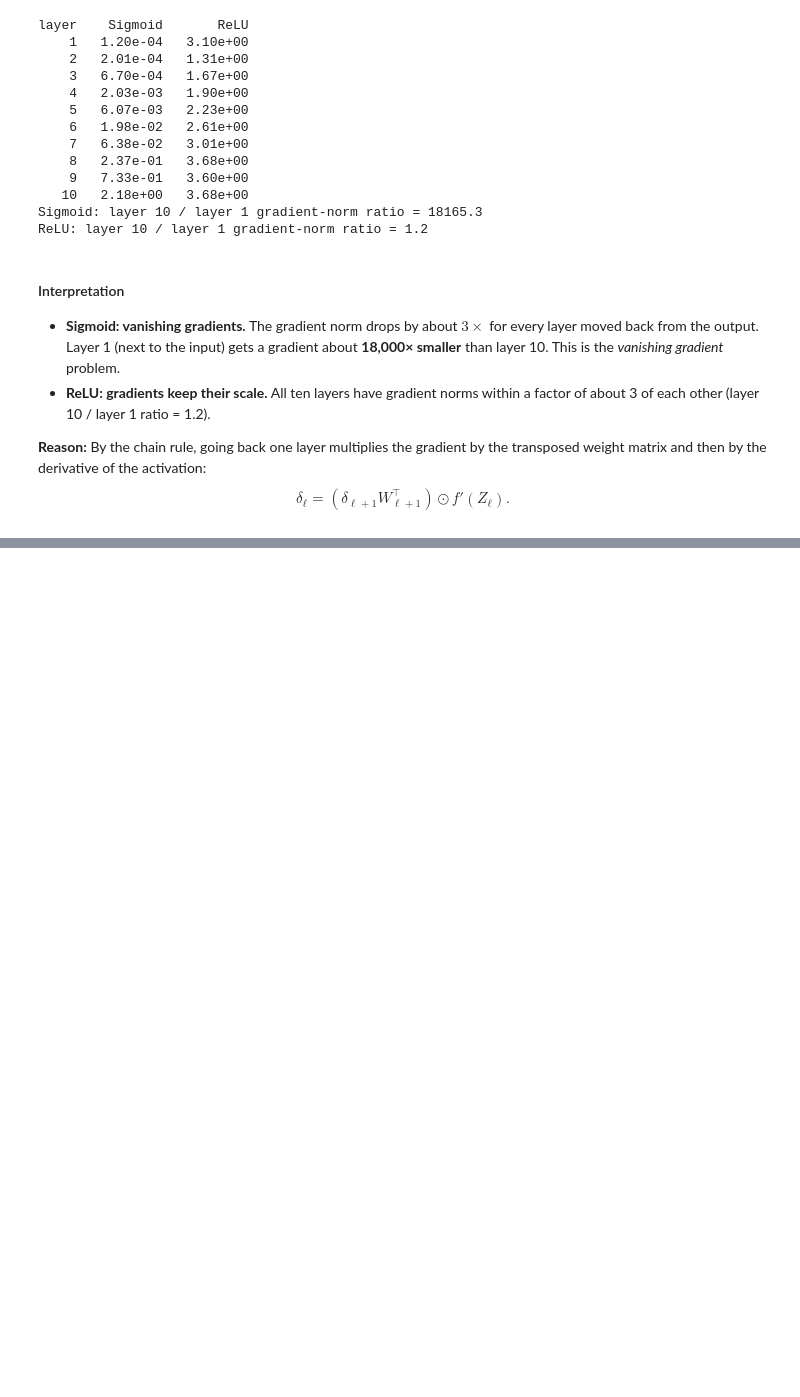
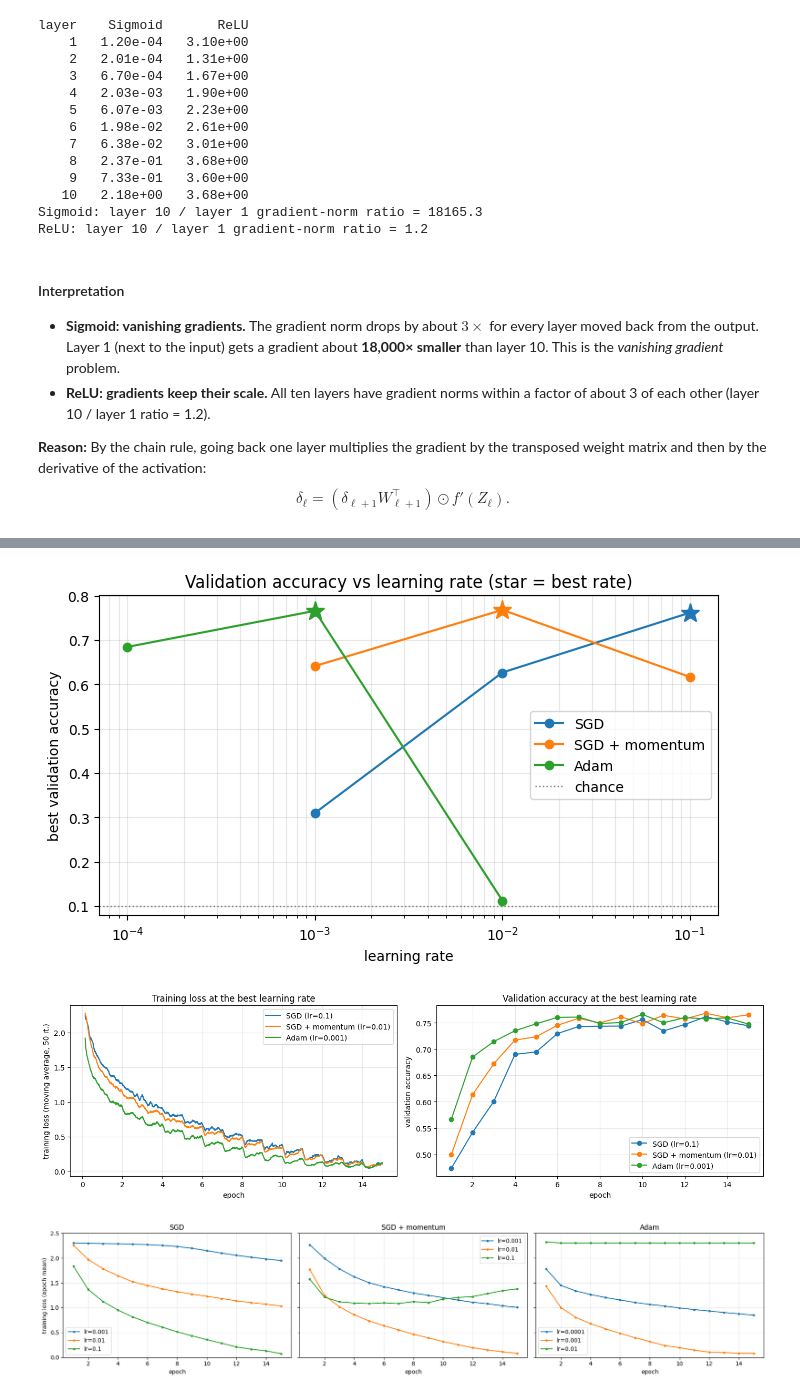
Before and after one commit to keshj/dl-for-vision, a Jupyter notebook: assignment_2/cnn.ipynb, the cells around one changed output, grey strips where cells are left out. Cells and saved outputs as stored; diff of their text form; code cells hidden in the pictures; blank space fills up the shorter version.

Commit message:
task 2 implementations and interpretaion of results

```diff
--- a/assignment_2/cnn.ipynb
+++ b/assignment_2/cnn.ipynb
@@ -503,0 +869,15 @@ $$\delta_\ell = (\delta_{\ell+1} W_{\ell+1}^\top) \odot f'(Z_\ell).$$
+# %%
+def best_val_acc(hist):
+    return np.nanmax(hist["val_acc"]) if np.isfinite(hist["val_acc"]).any() else np.nan
+
+
+best_lr = {}
+print(f"{'optimizer':15s} {'lr':>7s} | {'final train loss':>16s} {'final val acc':>13s} {'best val acc':>12s} {'best epoch':>10s}")
+for opt_name, (_, _, lrs) in LR_GRID.items():
+    for lr in lrs:
+        hist = cnn_results[(opt_name, lr)]
+        best_epoch = int(np.nanargmax(hist["val_acc"])) + 1
+        print(f"{opt_name:15s} {lr:7g} | {hist['train_loss'][-1]:16.4f} {hist['val_acc'][-1]:13.4f} "
+              f"{best_val_acc(hist):12.4f} {best_epoch:10d}")
+    best_lr[opt_name] = max(lrs, key=lambda lr: np.nan_to_num(best_val_acc(cnn_results[(opt_name, lr)])))
+    print(f"{'':15s} best lr = {best_lr[opt_name]:g}\n")
@@ -503,0 +900,54 @@ $$\delta_\ell = (\delta_{\ell+1} W_{\ell+1}^\top) \odot f'(Z_\ell).$$
+# %%
+colors = dict(zip(LR_GRID, plt.rcParams["axes.prop_cycle"].by_key()["color"]))
+
+# Validation accuracy versus learning rate
+fig, ax = plt.subplots(figsize=(7, 4.2))
+for opt_name, (_, _, lrs) in LR_GRID.items():
+    accs = [best_val_acc(cnn_results[(opt_name, lr)]) for lr in lrs]
+    ax.semilogx(lrs, accs, "o-", color=colors[opt_name], label=opt_name)
+    ax.plot(best_lr[opt_name], best_val_acc(cnn_results[(opt_name, best_lr[opt_name])]),
+            "*", ms=14, color=colors[opt_name])
+ax.axhline(0.1, color="grey", ls=":", lw=1, label="chance")
+ax.set(xlabel="learning rate", ylabel="best validation accuracy",
+       title="Validation accuracy vs learning rate (star = best rate)")
+ax.grid(alpha=0.3, which="both")
+ax.legend()
+plt.tight_layout()
+fig.savefig(FIG_DIR / "t2c_val_acc_vs_lr.pdf", bbox_inches="tight")
+plt.show()
+
+# Training loss (and validation accuracy) at each optimizer's best learning rate
+iters_per_epoch = math.ceil(len(Xi_tr) / CNN_BATCH)
+epochs_axis = np.arange(1, CNN_EPOCHS + 1)
+fig, axes = plt.subplots(1, 2, figsize=(14, 4.2))
+for opt_name, lr in best_lr.items():
+    hist = cnn_results[(opt_name, lr)]
+    smooth = np.convolve(hist["iter_loss"], np.ones(50) / 50, mode="valid")
+    axes[0].plot((np.arange(len(smooth)) + 49) / iters_per_epoch, smooth,
+                 color=colors[opt_name], label=f"{opt_name} (lr={lr:g})")
+    axes[1].plot(epochs_axis, hist["val_acc"], "o-", color=colors[opt_name], label=f"{opt_name} (lr={lr:g})")
+axes[0].set(xlabel="epoch", ylabel="training loss (moving average, 50 it.)", title="Training loss at the best learning rate")
+axes[1].set(xlabel="epoch", ylabel="validation accuracy", title="Validation accuracy at the best learning rate")
+for ax in axes:
+    ax.grid(alpha=0.3)
+    ax.legend()
+plt.tight_layout()
+fig.savefig(FIG_DIR / "t2c_best_lr_training.pdf", bbox_inches="tight")
+plt.show()
+
+# Training loss per epoch for every learning rate (sensitivity at a glance)
+fig, axes = plt.subplots(1, len(LR_GRID), figsize=(18, 4), sharey=True)
+for ax, (opt_name, (_, _, lrs)) in zip(axes, LR_GRID.items()):
+    for lr in lrs:
+        ax.plot(epochs_axis, cnn_results[(opt_name, lr)]["train_loss"], "o-", ms=3, label=f"lr={lr:g}")
+    ax.set(xlabel="epoch", title=opt_name, ylim=(0, 2.5))
+    ax.grid(alpha=0.3)
+    ax.legend()
+axes[0].set_ylabel("training loss (epoch mean)")
+plt.tight_layout()
+fig.savefig(FIG_DIR / "t2c_train_loss_all_lrs.pdf", bbox_inches="tight")
+plt.show()
+# %% [output]
+[figure, added]
+[figure, added]
+[figure, added]
```
Also changed, not shown: parts of 14 cells of this notebook.
